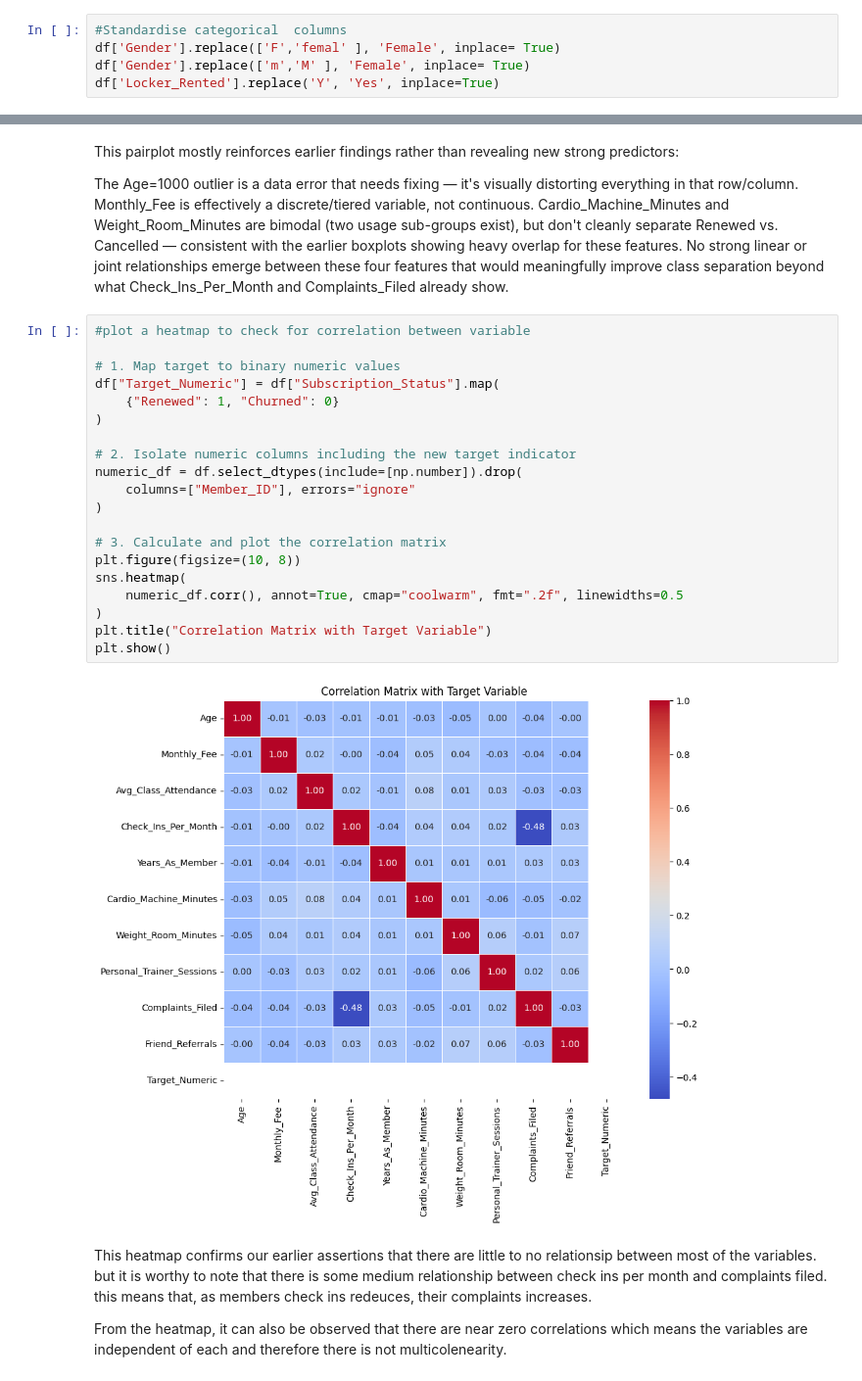
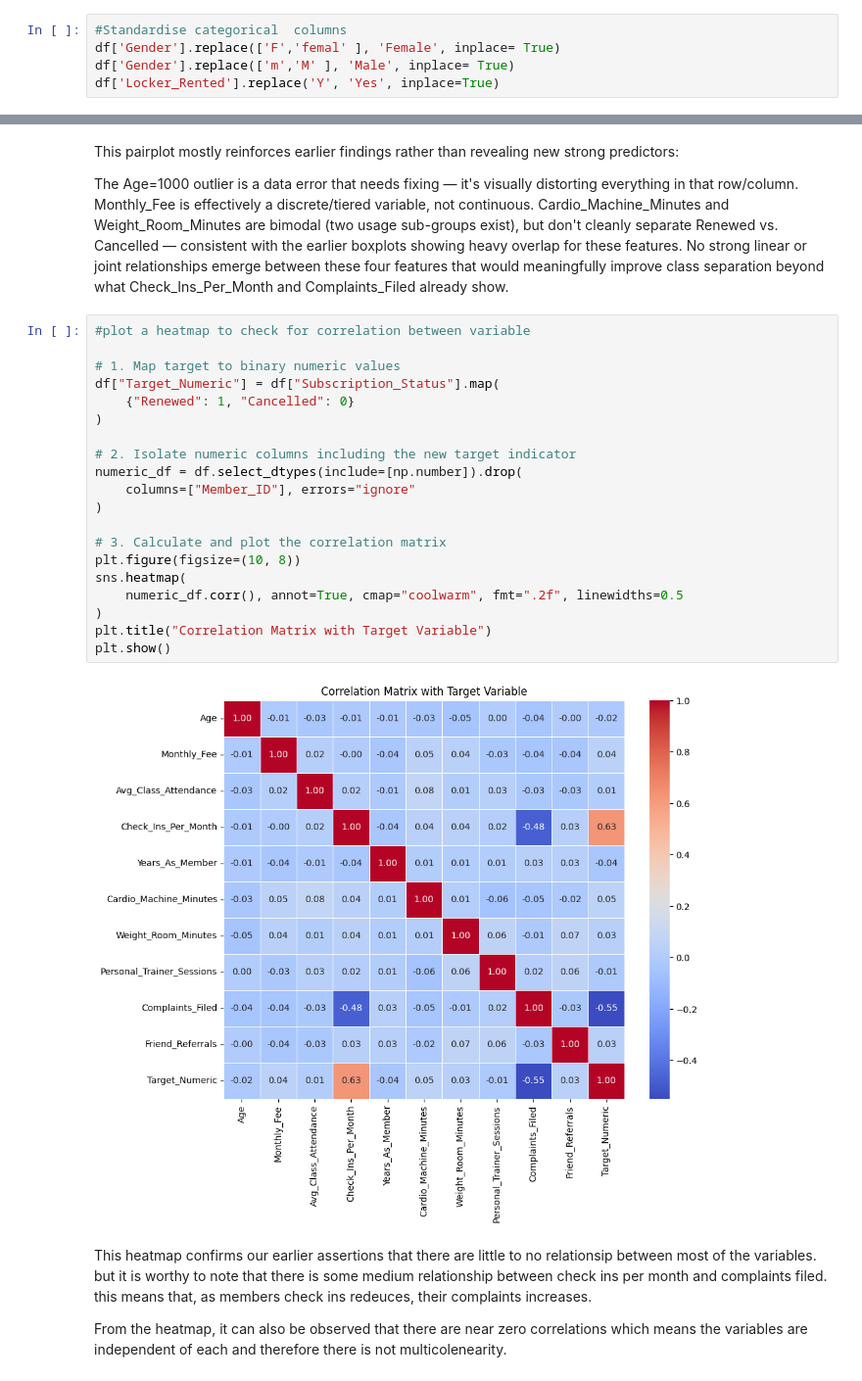
Before and after one commit to Tietaar/Gym-Churn-Project, a Jupyter notebook: notebook.ipynb, the cells around one changed output, grey strips where cells are left out. Shown at 98% size. Saved outputs shown, nothing was run; the diff lists cells and outputs as text.

```diff
--- a/notebook.ipynb
+++ b/notebook.ipynb
@@ -323,7 +322,7 @@ Locker_Rented unique values: ['No' 'Y' 'Yes']
 # %%
 #Standardise categorical  columns
 df['Gender'].replace(['F','femal' ], 'Female', inplace= True)
-df['Gender'].replace(['m','M' ], 'Female', inplace= True)
+df['Gender'].replace(['m','M' ], 'Male', inplace= True)
 df['Locker_Rented'].replace('Y', 'Yes', inplace=True)
 # %% [output]
 The behavior will change in pandas 3.0. This inplace method will never work because the intermediate object on which we are setting values always behaves as a copy.
@@ -657,25 +656,25 @@ No strong linear or joint relationships emerge between these four features that
 # %%
 #plot a heatmap to check for correlation between variable
 
 # 1. Map target to binary numeric values
 df["Target_Numeric"] = df["Subscription_Status"].map(
-    {"Renewed": 1, "Churned": 0}
+    {"Renewed": 1, "Cancelled": 0}
 )
 
 # 2. Isolate numeric columns including the new target indicator
 numeric_df = df.select_dtypes(include=[np.number]).drop(
     columns=["Member_ID"], errors="ignore"
 )
 
 # 3. Calculate and plot the correlation matrix
 plt.figure(figsize=(10, 8))
 sns.heatmap(
     numeric_df.corr(), annot=True, cmap="coolwarm", fmt=".2f", linewidths=0.5
 )
 plt.title("Correlation Matrix with Target Variable")
 plt.show()
 # %% [output]
-[figure, old version]
+[figure, new version]
 # %% [markdown]
 This heatmap confirms our earlier assertions that there are little to no relationsip between most of the variables. but it is worthy to note that there is some medium relationship between check ins per month and complaints filed. this means that, as members check ins redeuces, their complaints increases.
 
```
Also changed, not shown: parts of 15 cells of this notebook.
